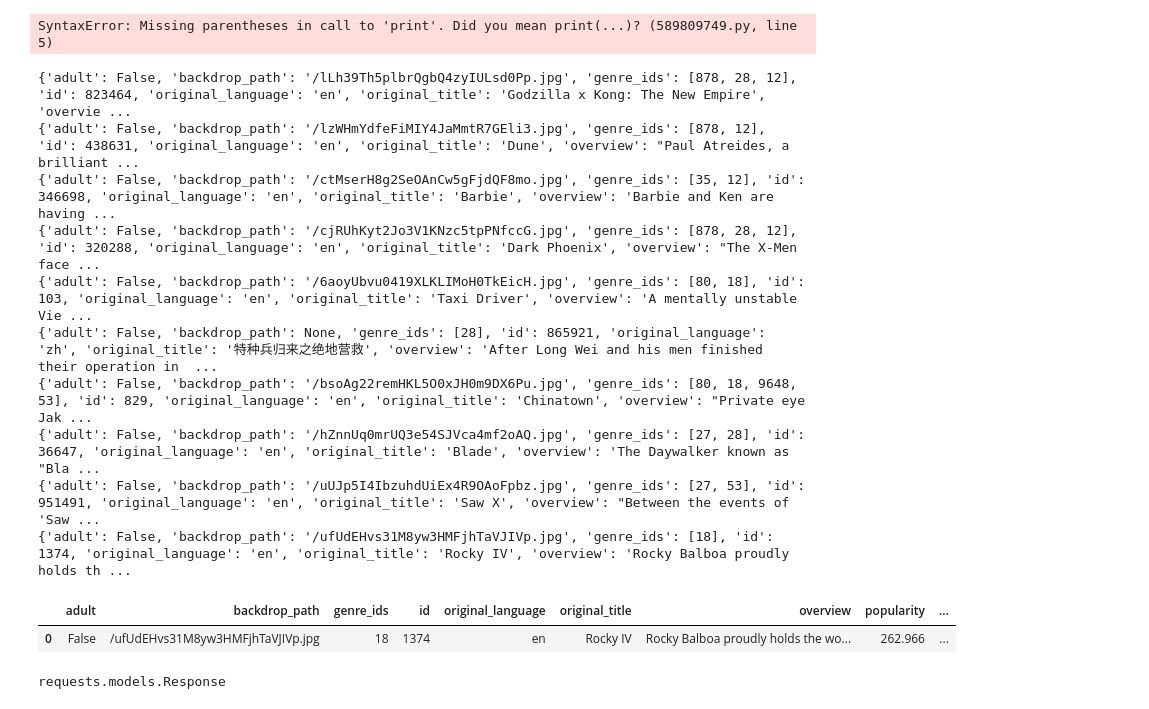
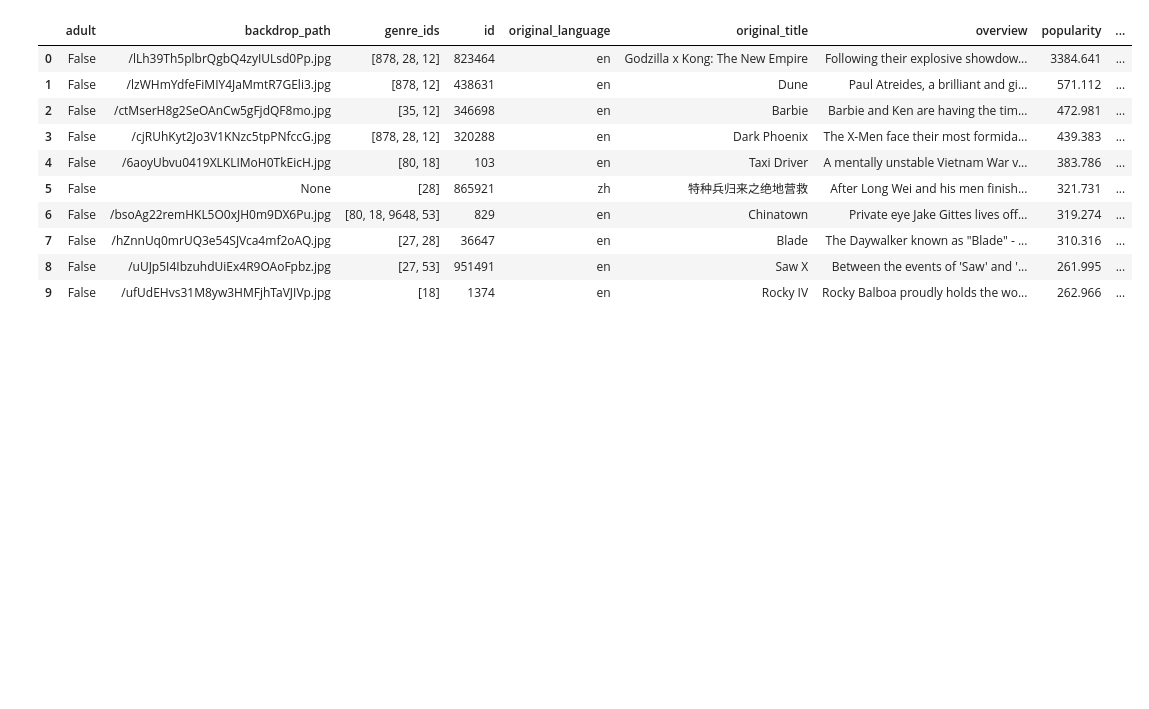
Before and after one commit to mlcuadra1/MBTI-movies-EDA, a Jupyter notebook: notebooks/Script 5 - TMDB-API.ipynb, the cells around one changed output. Saved outputs shown, nothing was run; the diff lists cells and outputs as text; code cells hidden in the pictures; blank space fills up the shorter version.

```diff
--- a/notebooks/Script 5 - TMDB-API.ipynb
+++ b/notebooks/Script 5 - TMDB-API.ipynb
@@ -1,56 +1,44 @@
 # %%
 import requests
-# %%
-import requests
-for page in range(1,4458709):
-    url = 'https://api.safecast.org/en-US/measurements.json?page=%s'%page
-    data = requests.get(url)
-    print data.json()
-# %% [output]
-SyntaxError: Missing parentheses in call to 'print'. Did you mean print(...)? (589809749.py, line 5)
 # %%
 import requests
 import json
 import urllib.request
 import pandas as pd
 import ast
 
 # url = "https://api.themoviedb.org/3/discover/movie?api_key=cbc000c0a9c6cfcd061ab27a3205b346"
 
 headers = {
     "accept": "application/json",
     "Authorization": "Bearer eyJhbGciOiJIUzI1NiJ9.eyJhdWQiOiJjYmMwMDBjMGE5YzZjZmNkMDYxYWIyN2EzMjA1YjM0NiIsInN1YiI6IjY2NDRlMzUzM2YwMGEzYTg5YjViZDFkMiIsInNjb3BlcyI6WyJhcGlfcmVhZCJdLCJ2ZXJzaW9uIjoxfQ._E0exiVUWU6c_FyyCeGdqQpaOM_tFDreyWlV6bmclPk"
 }
 #1026716
+dict_list = []
 for page_num in range(10):
     url = "https://api.themoviedb.org/3/discover/movie?api_key=cbc000c0a9c6cfcd061ab27a3205b346&page="+str(page_num+1)
     # response = requests.get(url, headers=headers)
 
     # print(response.json())
     response = urllib.request.urlopen(url)
     raw_json = response.read().decode("utf-8")
     data = json.loads(raw_json)
     string_dict = str(data['results'][0])
     dict = ast.literal_eval(string_dict)
-    print(dict)
+    dict_list.append(dict)
 
-df = pd.DataFrame(data=dict)
+df = pd.DataFrame(data=dict_list)
 df
 # %% [output]
-{'adult': False, 'backdrop_path': '/lLh39Th5plbrQgbQ4zyIULsd0Pp.jpg', 'genre_ids': [878, 28, 12], 'id': 823464, 'original_language': 'en', 'original_title': 'Godzilla x Kong: The New Empire', 'overvie ...
-{'adult': False, 'backdrop_path': '/lzWHmYdfeFiMIY4JaMmtR7GEli3.jpg', 'genre_ids': [878, 12], 'id': 438631, 'original_language': 'en', 'original_title': 'Dune', 'overview': "Paul Atreides, a brilliant ...
-{'adult': False, 'backdrop_path': '/ctMserH8g2SeOAnCw5gFjdQF8mo.jpg', 'genre_ids': [35, 12], 'id': 346698, 'original_language': 'en', 'original_title': 'Barbie', 'overview': 'Barbie and Ken are having ...
-{'adult': False, 'backdrop_path': '/cjRUhKyt2Jo3V1KNzc5tpPNfccG.jpg', 'genre_ids': [878, 28, 12], 'id': 320288, 'original_language': 'en', 'original_title': 'Dark Phoenix', 'overview': "The X-Men face ...
-{'adult': False, 'backdrop_path': '/6aoyUbvu0419XLKLIMoH0TkEicH.jpg', 'genre_ids': [80, 18], 'id': 103, 'original_language': 'en', 'original_title': 'Taxi Driver', 'overview': 'A mentally unstable Vie ...
-{'adult': False, 'backdrop_path': None, 'genre_ids': [28], 'id': 865921, 'original_language': 'zh', 'original_title': '特种兵归来之绝地营救', 'overview': 'After Long Wei and his men finished their operation in  ...
-{'adult': False, 'backdrop_path': '/bsoAg22remHKL5O0xJH0m9DX6Pu.jpg', 'genre_ids': [80, 18, 9648, 53], 'id': 829, 'original_language': 'en', 'original_title': 'Chinatown', 'overview': "Private eye Jak ...
-{'adult': False, 'backdrop_path': '/hZnnUq0mrUQ3e54SJVca4mf2oAQ.jpg', 'genre_ids': [27, 28], 'id': 36647, 'original_language': 'en', 'original_title': 'Blade', 'overview': 'The Daywalker known as "Bla ...
-{'adult': False, 'backdrop_path': '/uUJp5I4IbzuhdUiEx4R9OAoFpbz.jpg', 'genre_ids': [27, 53], 'id': 951491, 'original_language': 'en', 'original_title': 'Saw X', 'overview': "Between the events of 'Saw ...
-{'adult': False, 'backdrop_path': '/ufUdEHvs31M8yw3HMFjhTaVJIVp.jpg', 'genre_ids': [18], 'id': 1374, 'original_language': 'en', 'original_title': 'Rocky IV', 'overview': 'Rocky Balboa proudly holds th ...
 |  | adult | backdrop_path | genre_ids | id | original_language | original_title | overview | popularity | ... |
-| 0 | False | /ufUdEHvs31M8yw3HMFjhTaVJIVp.jpg | 18 | 1374 | en | Rocky IV | Rocky Balboa proudly holds the wo... | 262.966 | ... |
+| 0 | False | /lLh39Th5plbrQgbQ4zyIULsd0Pp.jpg | [878, 28, 12] | 823464 | en | Godzilla x Kong: The New Empire | Following their explosive showdow... | 3384.641 | ... |
+| 1 | False | /lzWHmYdfeFiMIY4JaMmtR7GEli3.jpg | [878, 12] | 438631 | en | Dune | Paul Atreides, a brilliant and gi... | 571.112 | ... |
+| 2 | False | /ctMserH8g2SeOAnCw5gFjdQF8mo.jpg | [35, 12] | 346698 | en | Barbie | Barbie and Ken are having the tim... | 472.981 | ... |
+| 3 | False | /cjRUhKyt2Jo3V1KNzc5tpPNfccG.jpg | [878, 28, 12] | 320288 | en | Dark Phoenix | The X-Men face their most formida... | 439.383 | ... |
+| 4 | False | /6aoyUbvu0419XLKLIMoH0TkEicH.jpg | [80, 18] | 103 | en | Taxi Driver | A mentally unstable Vietnam War v... | 383.786 | ... |
+| 5 | False | None | [28] | 865921 | zh | 特种兵归来之绝地营救 | After Long Wei and his men finish... | 321.731 | ... |
+| 6 | False | /bsoAg22remHKL5O0xJH0m9DX6Pu.jpg | [80, 18, 9648, 53] | 829 | en | Chinatown | Private eye Jake Gittes lives off... | 319.274 | ... |
+| 7 | False | /hZnnUq0mrUQ3e54SJVca4mf2oAQ.jpg | [27, 28] | 36647 | en | Blade | The Daywalker known as "Blade" - ... | 310.316 | ... |
+| 8 | False | /uUJp5I4IbzuhdUiEx4R9OAoFpbz.jpg | [27, 53] | 951491 | en | Saw X | Between the events of 'Saw' and '... | 261.995 | ... |
+| 9 | False | /ufUdEHvs31M8yw3HMFjhTaVJIVp.jpg | [18] | 1374 | en | Rocky IV | Rocky Balboa proudly holds the wo... | 262.966 | ... |
-# %%
-type(response)
-# %% [output]
-requests.models.Response
 # %%
```
Also changed, not shown: parts of 1 cell of this notebook.
